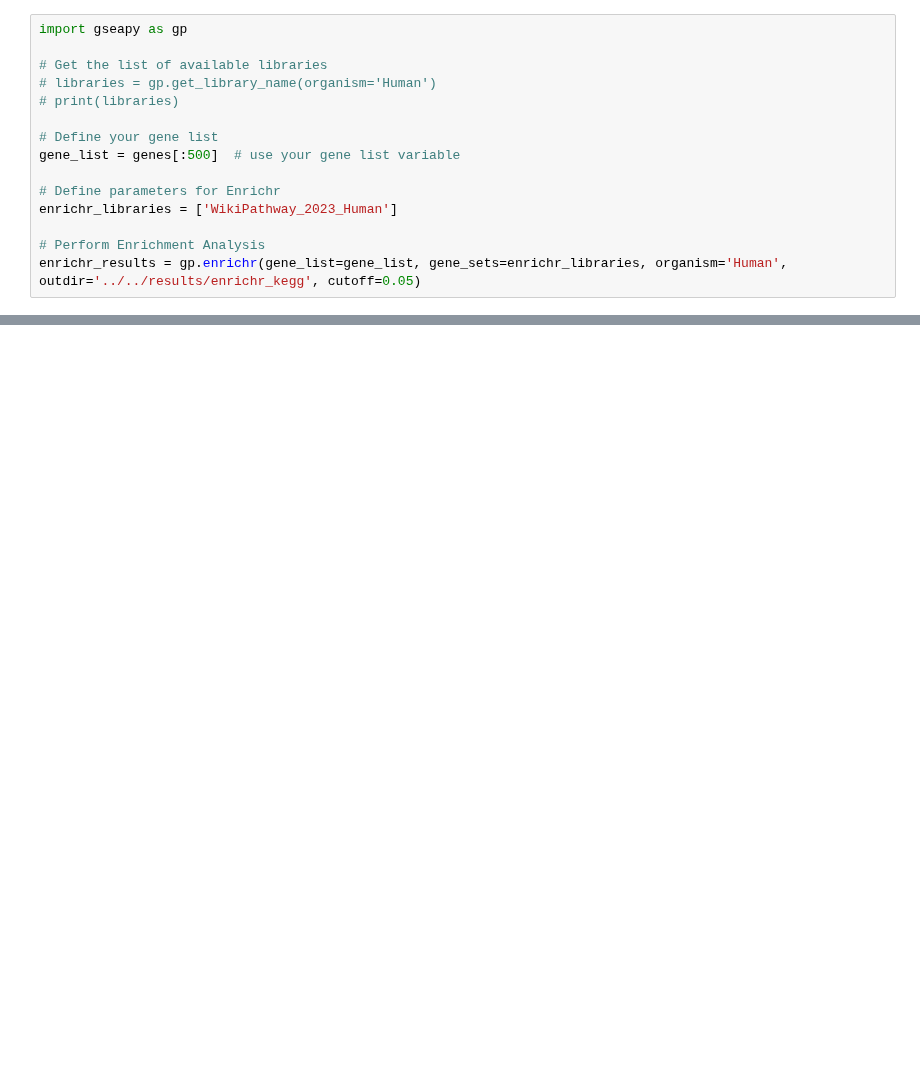
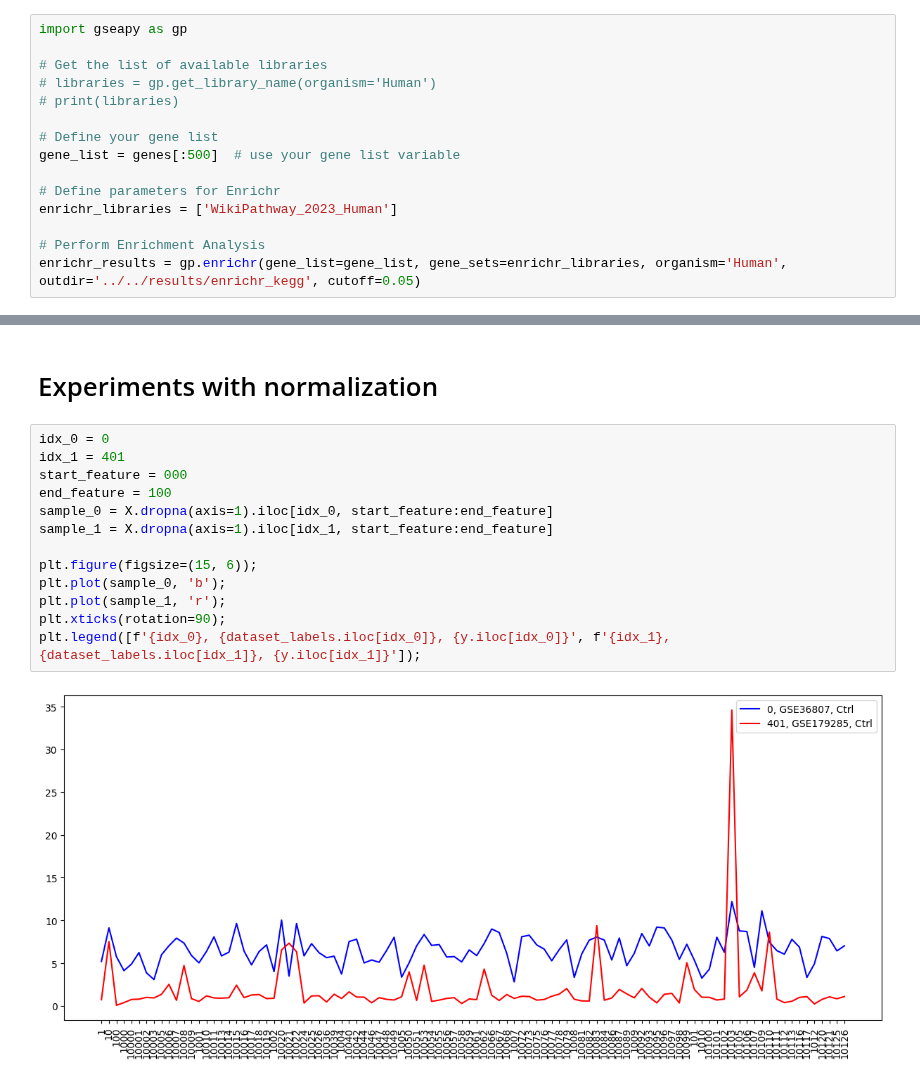
Before and after one commit to MaciejPiernik/ibd, a Jupyter notebook: ibd/notebooks/hydrogen_peroxide.ipynb, the cells around one changed output, grey strips where cells are left out. Saved outputs shown, nothing was run; the diff lists cells and outputs as text; blank space fills up the shorter version.

Commit message:
Experiments with normalization

```diff
--- a/ibd/notebooks/hydrogen_peroxide.ipynb
+++ b/ibd/notebooks/hydrogen_peroxide.ipynb
@@ -82,0 +101,17 @@ enrichr_results.res2d[enrichr_results.res2d['Adjusted P-value'] < 0.05].sort_val
+# %% [markdown]
+# Experiments with normalization
+# %%
+idx_0 = 0
+idx_1 = 401
+start_feature = 000
+end_feature = 100
+sample_0 = X.dropna(axis=1).iloc[idx_0, start_feature:end_feature]
+sample_1 = X.dropna(axis=1).iloc[idx_1, start_feature:end_feature]
+
+plt.figure(figsize=(15, 6));
+plt.plot(sample_0, 'b');
+plt.plot(sample_1, 'r');
+plt.xticks(rotation=90);
+plt.legend([f'{idx_0}, {dataset_labels.iloc[idx_0]}, {y.iloc[idx_0]}', f'{idx_1}, {dataset_labels.iloc[idx_1]}, {y.iloc[idx_1]}']);
+# %% [output]
+[figure, added]
```
Also changed, not shown: parts of 6 cells of this notebook, 3 other files.
